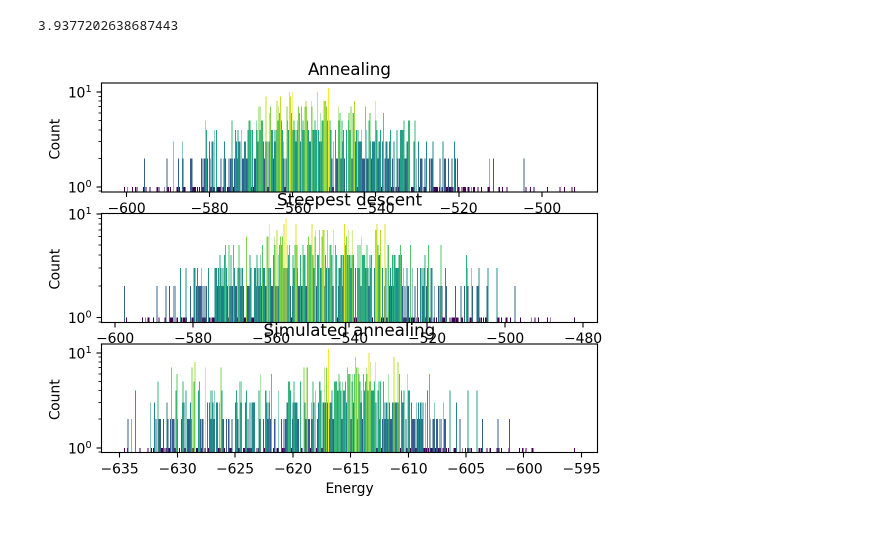
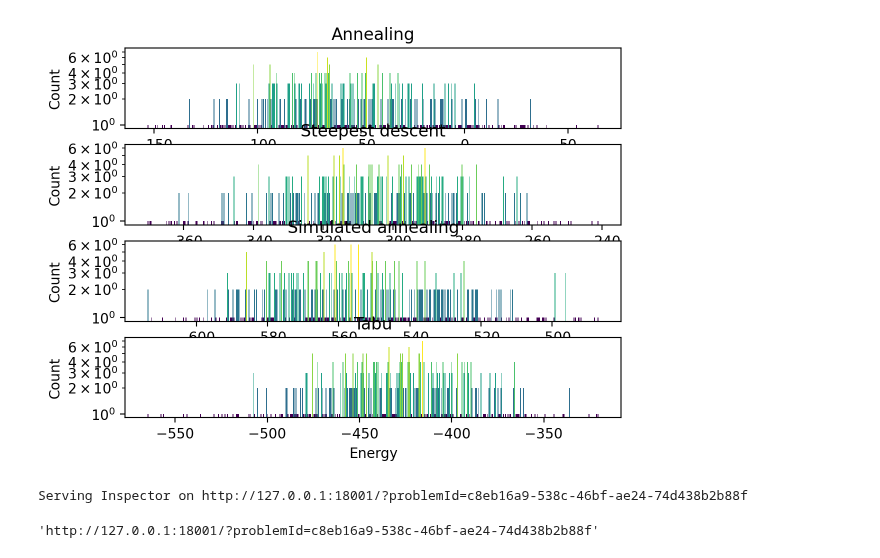
Before and after one commit to KirbyZX/PHYS4213, a Jupyter notebook: Code/CompareToClassical.ipynb, the cells around one changed output. Saved outputs shown, nothing was run; the diff lists cells and outputs as text; code cells hidden in the pictures.

```diff
--- a/Code/CompareToClassical.ipynb
+++ b/Code/CompareToClassical.ipynb
@@ -23,47 +28,26 @@ embedding = json.load(open(f"../Pickles/{identifier}_embedding.json"))
-# %%
-bqm = BinaryQuadraticModel(vartype="BINARY")
-allPhrases = [phrase for part in phrases for phrase in part]
-
-print(max([p.entropy for p in allPhrases]))
-
-# Add all vertices for each colour
-bqm.add_variables_from([(f"{phrase.id}_{i}", 0)for phrase in allPhrases for i in instruments.keys()])
-
-for phrase in allPhrases:
-    # Each vertex coloured at most once
-    bqm.add_linear_inequality_constraint([(f"{phrase.id}_{i}", 1) for i in instruments.keys()], ub=1, lagrange_multiplier=(1,1), penalization_method="unbalanced", label="One colour per vertex")
-    # Maximise vertex weighting
-    bqm.add_linear_from([(f"{phrase.id}_{i}", -phrase.entropy) for i in instruments.keys()])
-
-for u, v, d in G.edges.data():
-    pass
-    # Adjacent vertices have different colours
-    bqm.add_quadratic_from([(f"{u}_{i}", f"{v}_{i}", 10) for i in instruments.keys()]) # Maximum node weight is ~3.946...
-    # Maximise edge weighting
-    bqm.add_quadratic_from([(f"{u}_{i}", f"{v}_{j}", -d["weight"]) for i,j in iter.product(instruments.keys(), repeat=2)])
-# %% [output]
-3.9377202638687443
 # %%
-reads = 1000
+reads = 500
 
-sampler = FixedEmbeddingComposite(DWaveSampler(), embedding)
-results = sampler.sample(bqm, num_reads=reads, label=f"Haydn_{reads}").to_pandas_dataframe(True)
-
+results = dwaveSampler.sample(bqm, num_reads=reads, label=f"Haydn_{reads}").to_pandas_dataframe(True)
 sd = SteepestDescentSolver().sample(bqm, num_reads=reads).to_pandas_dataframe(True)
 sa = SimulatedAnnealingSampler().sample(bqm, num_reads=reads).to_pandas_dataframe(True)
-#sa = SimulatedAnnealingSampler().sample(bqm, num_reads=1000).to_pandas_dataframe(True)
+ta = TabuSampler().sample(bqm, num_reads=reads).to_pandas_dataframe(True)
+
 #random = RandomSampler().sample(bqm, num_reads=1000).to_pandas_dataframe(True)
 
-plt.subplot(3, 1, 1)
+plt.subplot(4, 1, 1)
 plt.title("Annealing")
 plotHistogram(results)
-plt.subplot(3, 1, 2)
+plt.subplot(4, 1, 2)
 plt.title("Steepest descent")
 plotHistogram(sd)
-plt.subplot(3, 1, 3)
+plt.subplot(4, 1, 3)
 plt.title("Simulated annealing")
 plotHistogram(sa)
+plt.subplot(4, 1, 4)
+plt.title("Tabu")
+plotHistogram(ta)
 
 plt.show()
 # %% [output]
-[figure, old version]
+[figure, new version]
@@ -73,0 +54,6 @@ with open(f"../Pickles/{identifier}_bqm.json", "w") as f:
+# %%
+results = dwaveSampler.sample(bqm, num_reads=100, label=f"Haydn_{100}")
+dwave.inspector.show(results)
+# %% [output]
+Serving Inspector on http://127.0.0.1:18001/?problemId=c8eb16a9-538c-46bf-ae24-74d438b2b88f
+'http://127.0.0.1:18001/?problemId=c8eb16a9-538c-46bf-ae24-74d438b2b88f'
```
Also changed, not shown: parts of 9 cells of this notebook, 8 other files.
